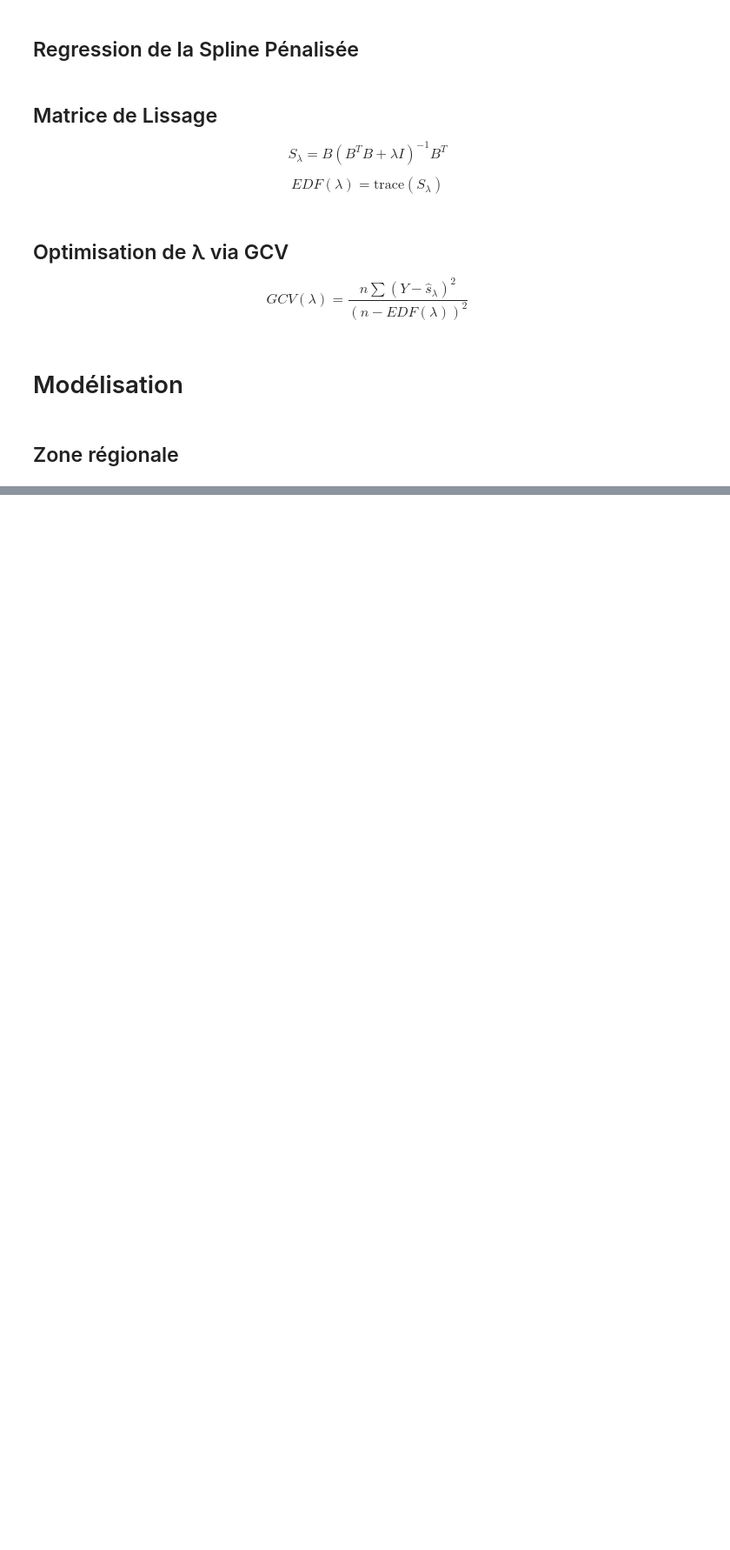
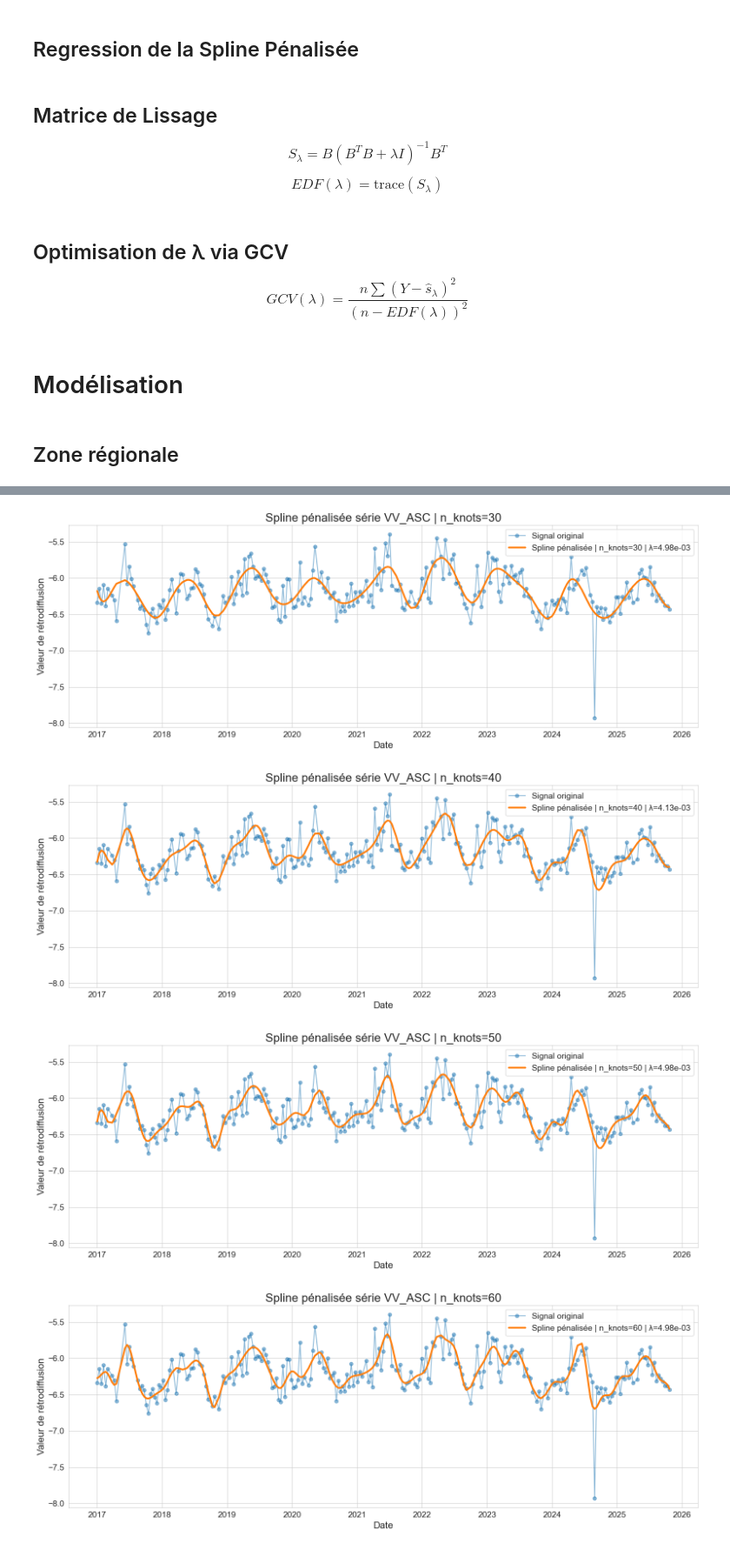
Before and after one commit to clairesn23/readingseminar, a Jupyter notebook: splines.ipynb, the cells around one changed output, grey strips where cells are left out. Shown at 87% size. Saved outputs shown, nothing was run; the diff lists cells and outputs as text; code cells hidden in the pictures; blank space fills up the shorter version.

```diff
--- a/splines.ipynb
+++ b/splines.ipynb
@@ -256,0 +286,48 @@ plt.show()
+# %%
+
+# Conversion des dates en format numérique pour les splines
+dates = pd.to_datetime(dates)
+t_numeric = np.array([(d - dates[0]).days for d in dates])
+
+# Boucle sur chaque nombre de nœuds
+for n_knots in knot_list:
+    plt.figure(figsize=(16, 6))
+
+    # 🔵 Signal original
+    plt.plot(
+        dates,
+        values,
+        '-o',
+        color='tab:blue',
+        alpha=0.5,
+        linewidth=1.5,
+        markersize=6,
+        label="Signal original"
+    )
+
+    # 🟠 Spline pénalisée pour ce nombre de nœuds
+    B = build_bspline_basis(t_numeric, n_knots)
+    lam_opt = optimize_lambda_gcv(B, values)
+    _, Y_hat = penalized_spline_fit(B, values, lam_opt)
+
+    plt.plot(
+        dates,
+        Y_hat,
+        color='tab:orange',
+        linewidth=3,
+        label=f"Spline pénalisée | n_knots={n_knots} | λ={lam_opt:.2e}"
+    )
+
+    # Titres et axes
+    plt.title(f"Spline pénalisée série {series_to_plot} | n_knots={n_knots}")
+    plt.xlabel("Date")
+    plt.ylabel("Valeur de rétrodiffusion")
+
+    plt.legend()
+    plt.tight_layout()
+    plt.show()
+# %% [output]
+[figure, added]
+[figure, added]
+[figure, added]
+[figure, added]
```
Also changed, not shown: parts of 3 cells of this notebook.
